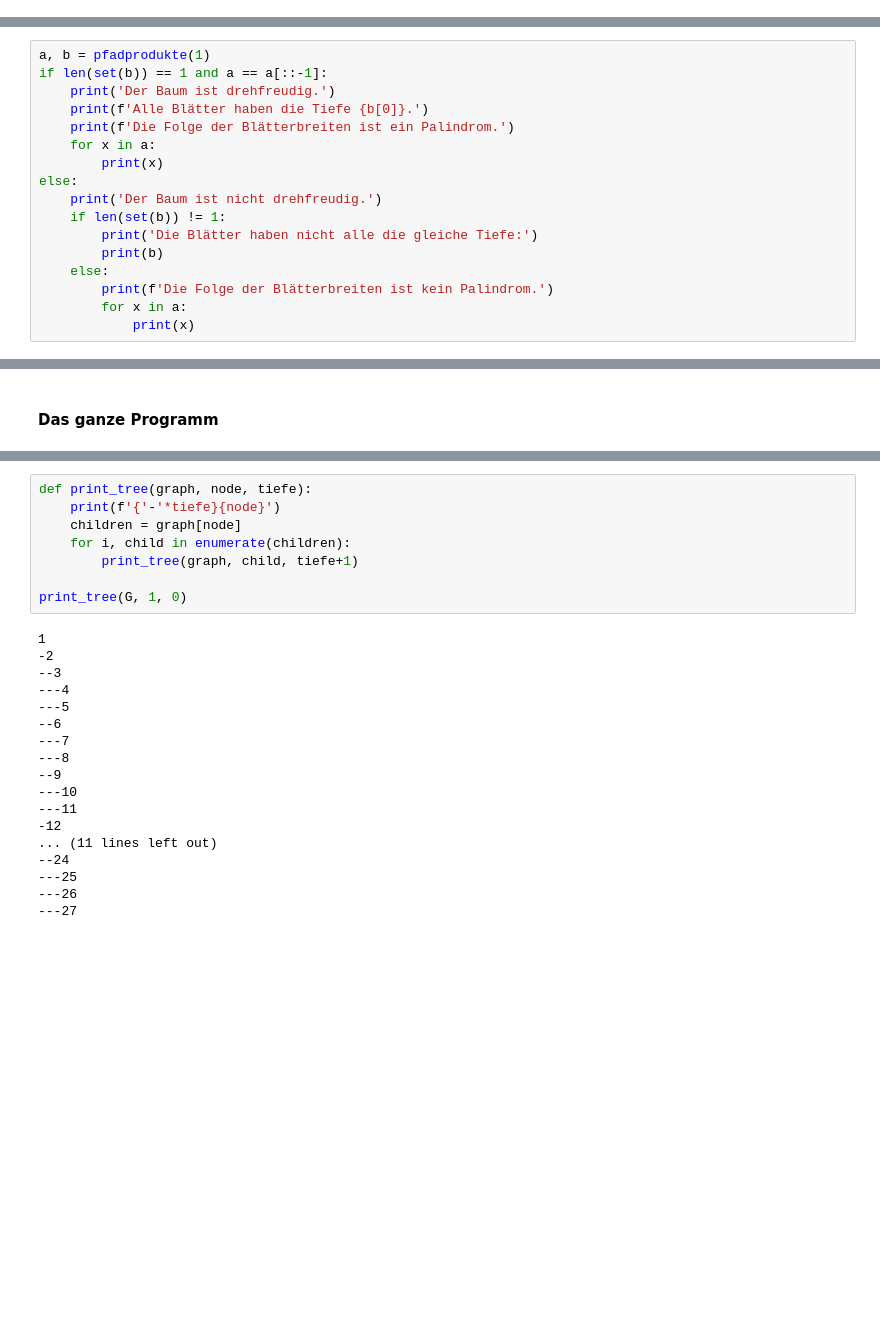
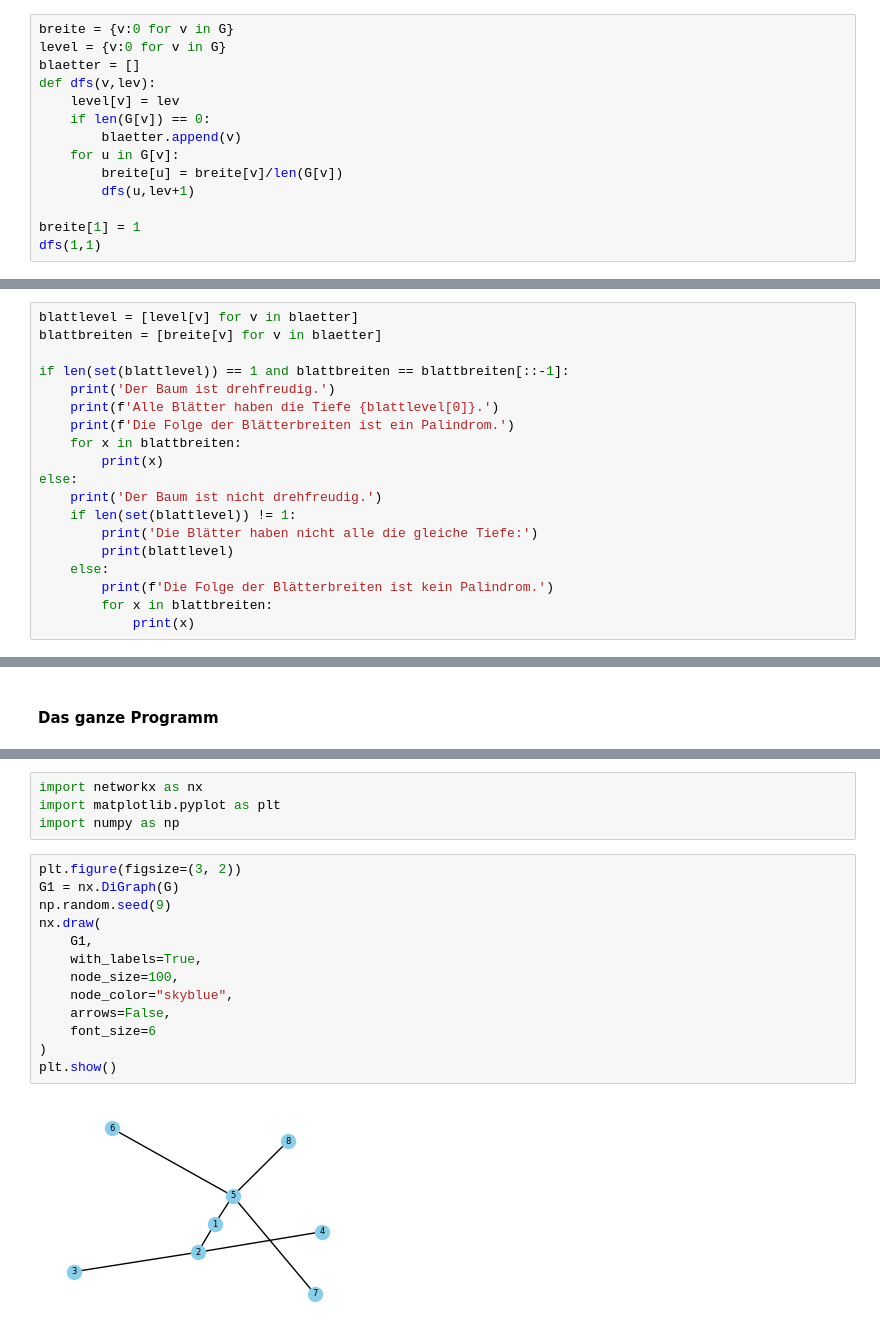
Before and after one commit to ktheu/Programmierwettbewerbe, a Jupyter notebook: bwinf1/drehfreudig/drehfreudig.ipynb, the cells around one changed output, grey strips where cells are left out. Drawn from its saved outputs; the diff is of its cells as text; blank space fills up the shorter version.

```diff
--- a/bwinf1/drehfreudig/drehfreudig.ipynb
+++ b/bwinf1/drehfreudig/drehfreudig.ipynb
@@ -103,0 +85,14 @@ def pfadprodukte(root):
+# %%
+breite = {v:0 for v in G}
+level = {v:0 for v in G}
+blaetter = []
+def dfs(v,lev):
+    level[v] = lev
+    if len(G[v]) == 0:
+        blaetter.append(v)
+    for u in G[v]:
+        breite[u] = breite[v]/len(G[v])
+        dfs(u,lev+1)
+
+breite[1] = 1
+dfs(1,1)
@@ -104,18 +107,20 @@ def pfadprodukte(root):
 # %%
-a, b = pfadprodukte(1)
-if len(set(b)) == 1 and a == a[::-1]:
+blattlevel = [level[v] for v in blaetter]
+blattbreiten = [breite[v] for v in blaetter]
+
+if len(set(blattlevel)) == 1 and blattbreiten == blattbreiten[::-1]:
     print('Der Baum ist drehfreudig.')
-    print(f'Alle Blätter haben die Tiefe {b[0]}.')
+    print(f'Alle Blätter haben die Tiefe {blattlevel[0]}.')
     print(f'Die Folge der Blätterbreiten ist ein Palindrom.')
-    for x in a:
+    for x in blattbreiten:
         print(x)
 else:
     print('Der Baum ist nicht drehfreudig.')
-    if len(set(b)) != 1:
+    if len(set(blattlevel)) != 1:
         print('Die Blätter haben nicht alle die gleiche Tiefe:')
-        print(b)
+        print(blattlevel)
     else:
         print(f'Die Folge der Blätterbreiten ist kein Palindrom.')
-        for x in a:
+        for x in blattbreiten:
             print(x)
 # %% [output]
@@ -213,26 +217,19 @@ Die Folge der Blätterbreiten ist ein Palindrom.
-# %%
-def print_tree(graph, node, tiefe):
-    print(f'{'-'*tiefe}{node}')
-    children = graph[node]
-    for i, child in enumerate(children):
-        print_tree(graph, child, tiefe+1)
-
-print_tree(G, 1, 0)
-# %% [output]
-1
--2
---3
----4
----5
---6
----7
----8
---9
----10
----11
--12
-... (11 lines left out)
---24
----25
----26
----27
+# %%
+import networkx as nx
+import matplotlib.pyplot as plt
+import numpy as np
+# %%
+plt.figure(figsize=(3, 2))
+G1 = nx.DiGraph(G)
+np.random.seed(9)
+nx.draw(
+    G1,
+    with_labels=True,
+    node_size=100,
+    node_color="skyblue",
+    arrows=False,
+    font_size=6
+)
+plt.show()
+# %% [output]
+[figure, added]
```
Also changed, not shown: parts of 20 cells of this notebook, 2 other files.
